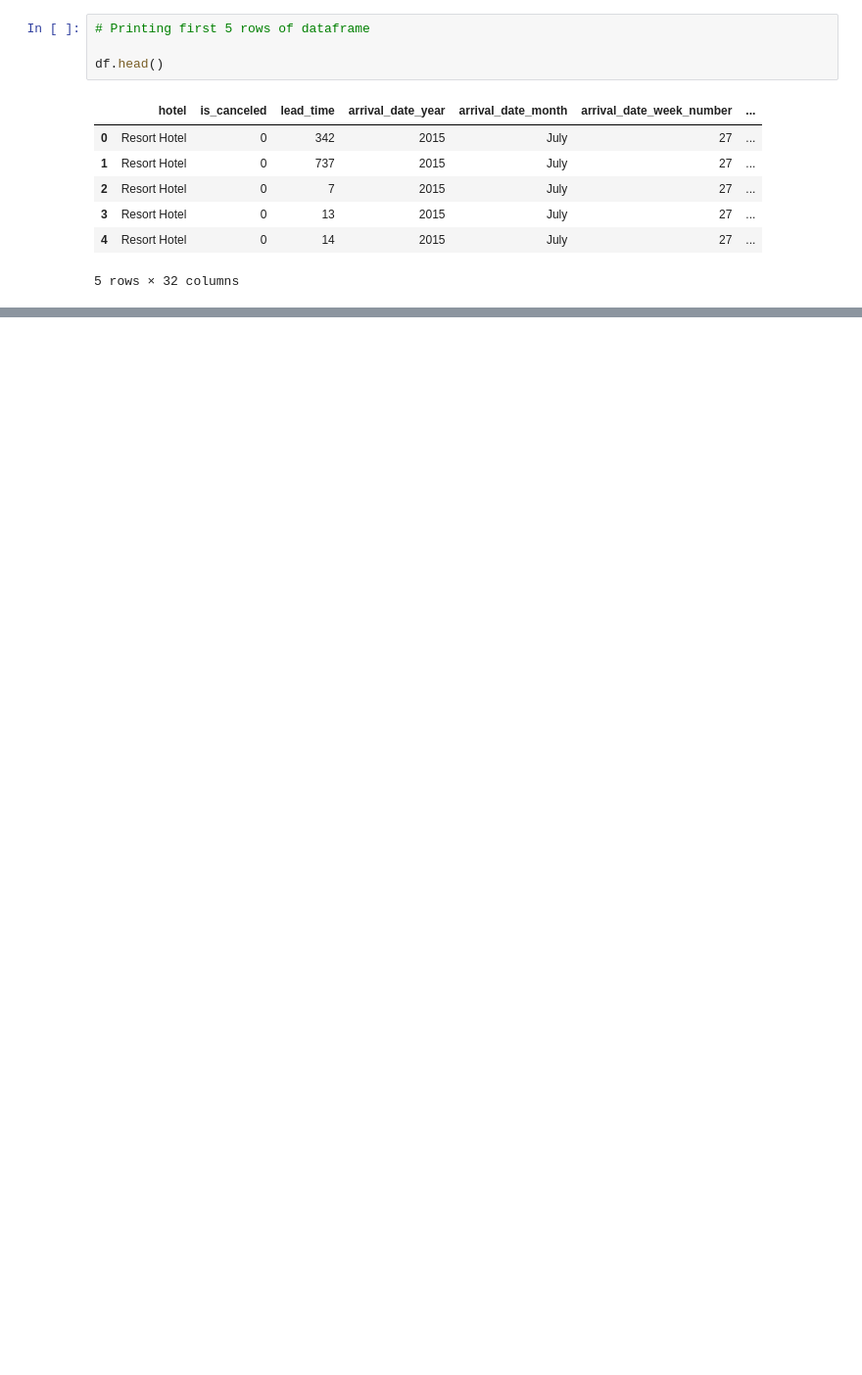
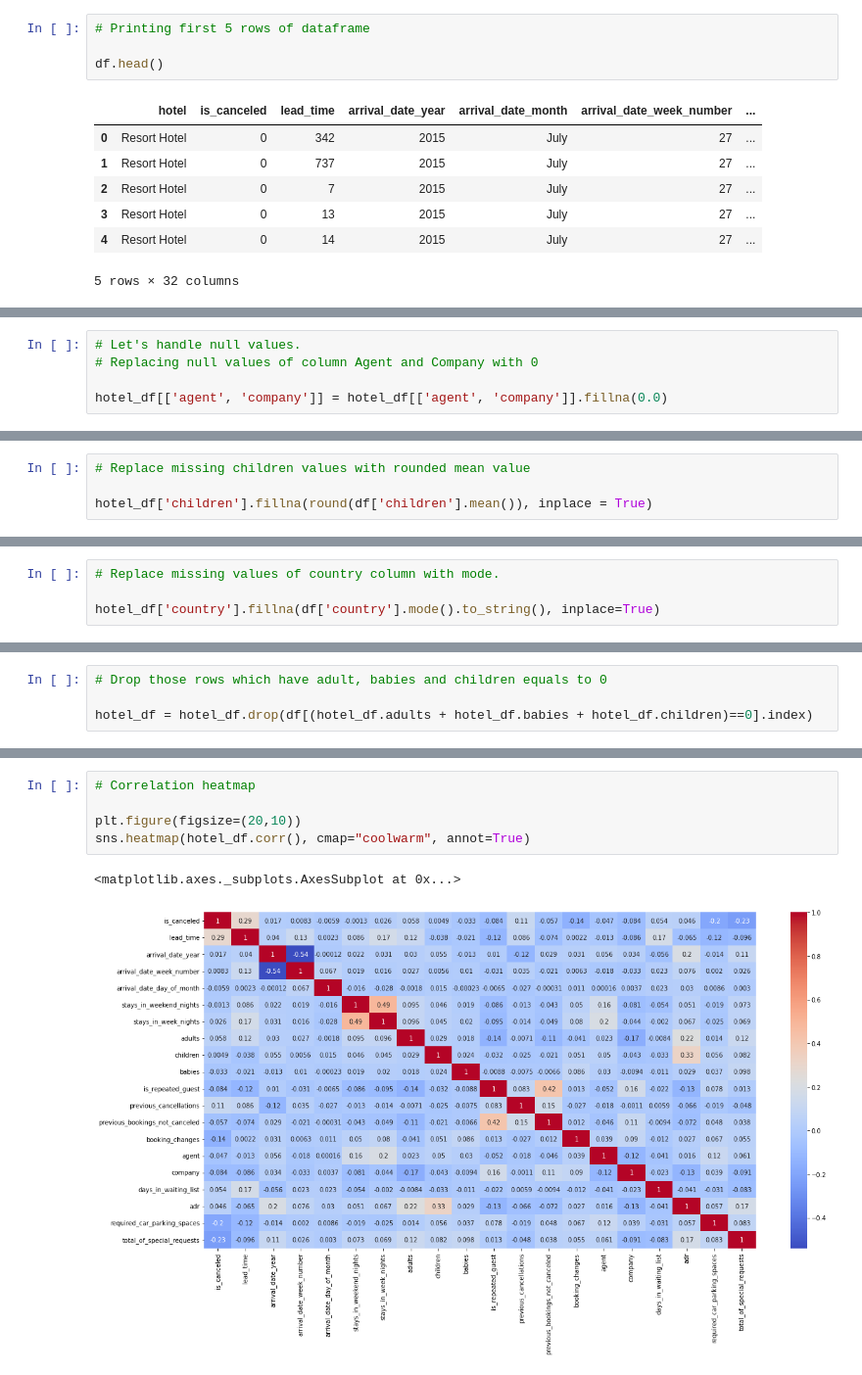
Before and after one commit to abhinendra88/hotel-booking-analysis, a Jupyter notebook: Hotel_Booking_Analysis_Capstone_Project.ipynb, the cells around one changed output, grey strips where cells are left out. Shown: that part at 98% size. Cells and saved outputs as stored; diff of their text form; blank space fills up the shorter version.

```diff
--- a/Hotel_Booking_Analysis_Capstone_Project.ipynb
+++ b/Hotel_Booking_Analysis_Capstone_Project.ipynb
@@ -32,0 +167,5 @@ df.head()
+# %%
+# Let's handle null values.
+# Replacing null values of column Agent and Company with 0
+
+hotel_df[['agent', 'company']] = hotel_df[['agent', 'company']].fillna(0.0)
@@ -32,0 +174,4 @@ df.head()
+# %%
+# Replace missing children values with rounded mean value
+
+hotel_df['children'].fillna(round(df['children'].mean()), inplace = True)
@@ -32,0 +180,4 @@ df.head()
+# %%
+# Replace missing values of country column with mode.
+
+hotel_df['country'].fillna(df['country'].mode().to_string(), inplace=True)
@@ -32,0 +263,4 @@ df.head()
+# %%
+# Drop those rows which have adult, babies and children equals to 0
+
+hotel_df = hotel_df.drop(df[(hotel_df.adults + hotel_df.babies + hotel_df.children)==0].index)
@@ -32,0 +287,8 @@ df.head()
+# %%
+# Correlation heatmap
+
+plt.figure(figsize=(20,10))
+sns.heatmap(hotel_df.corr(), cmap="coolwarm", annot=True)
+# %% [output]
+<matplotlib.axes._subplots.AxesSubplot at 0x...>
+[figure, added]
```
Also changed, not shown: parts of 39 cells of this notebook.
